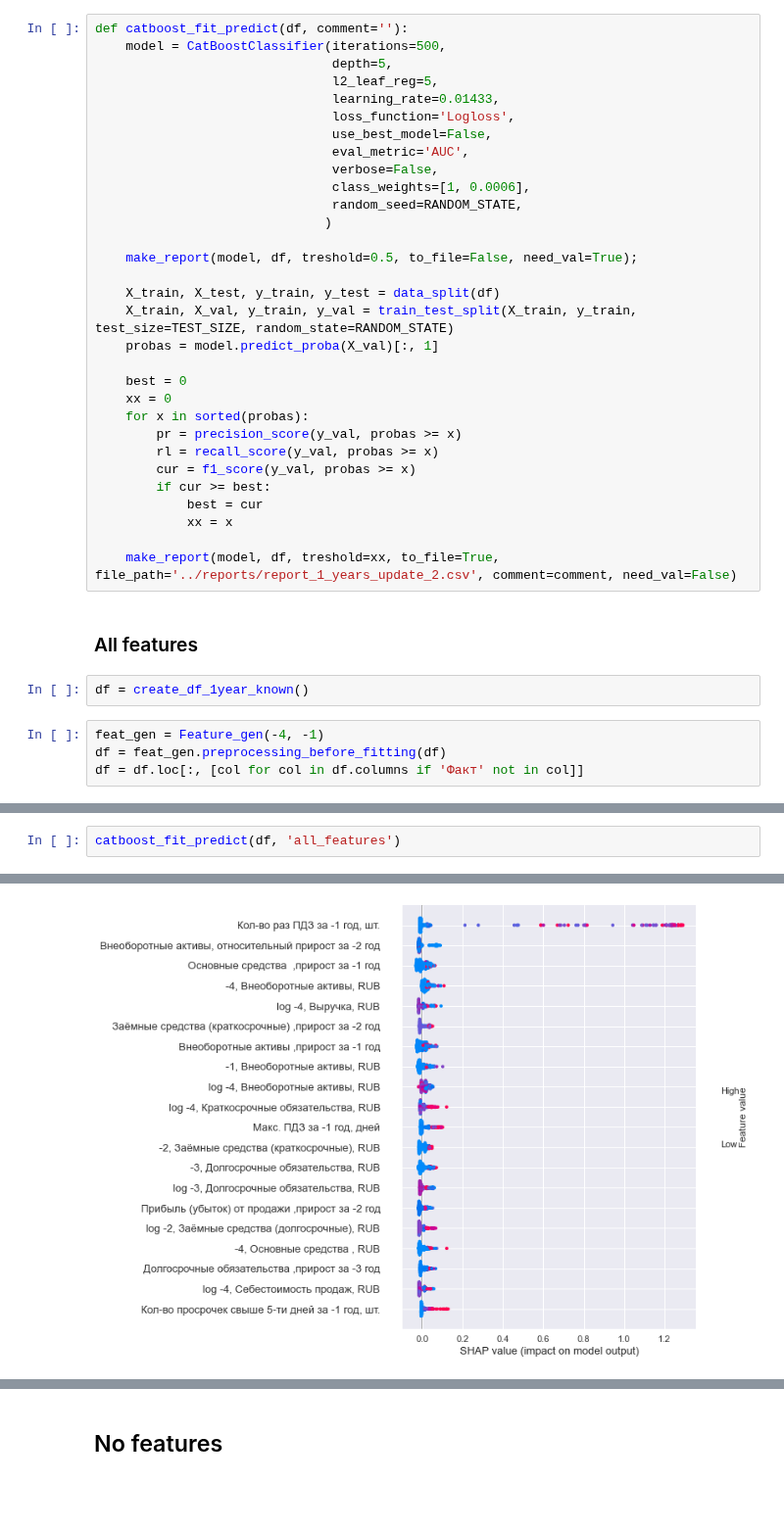
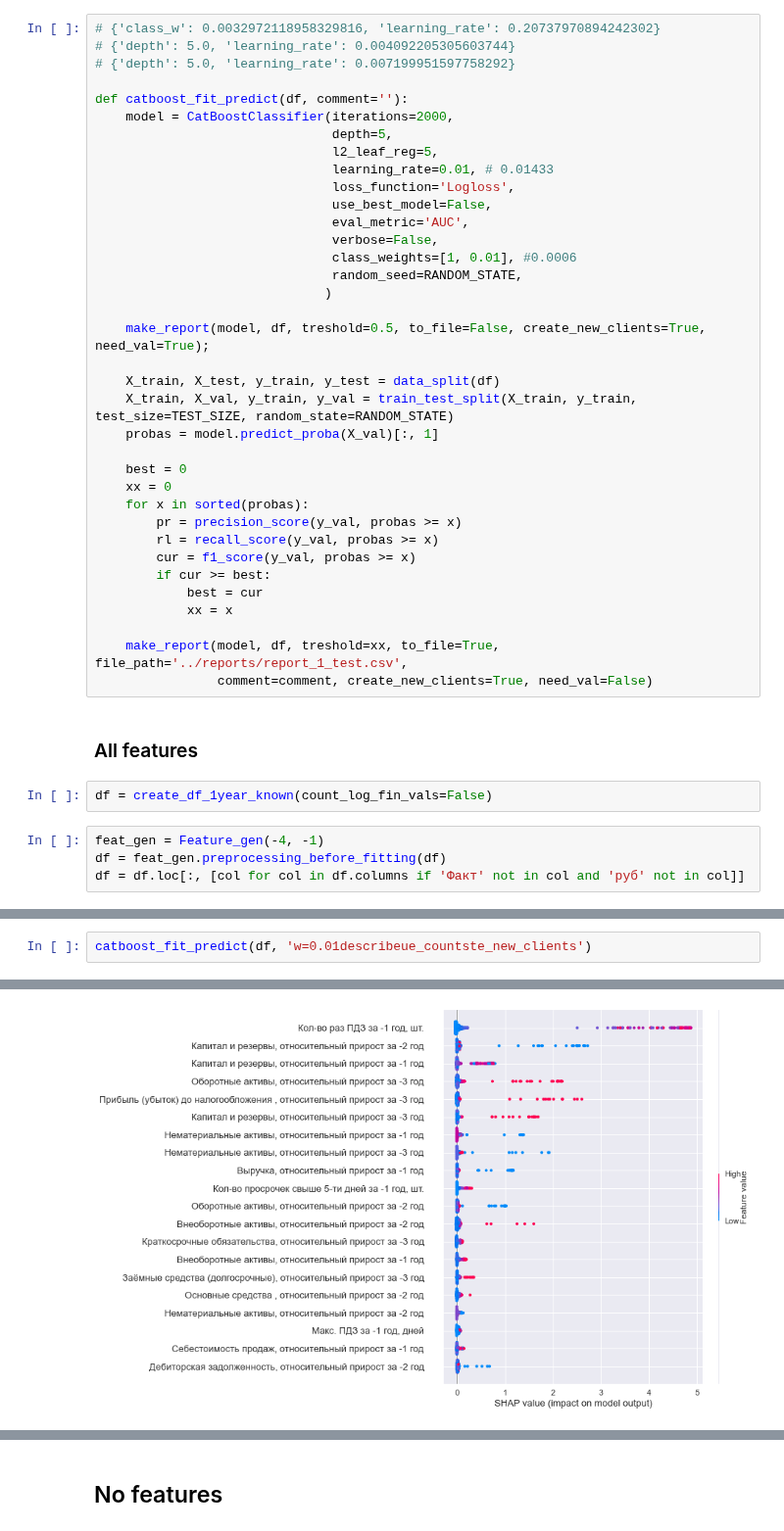
Before and after one commit to YurchenkoPO/McKinsey_Severstal_Hack_2022, a Jupyter notebook: notebooks/1_years_final.ipynb, the cells around one changed output, grey strips where cells are left out. Shown at 98% size. Cells and saved outputs as stored; diff of their text form; blank space fills up the shorter version.

```diff
--- a/notebooks/1_years_final.ipynb
+++ b/notebooks/1_years_final.ipynb
@@ -16,20 +16,24 @@ from server2022.src.train_val import *
 from server2022.src.model_features import *
 from server2022.data.processed.prepare_data import *
 # %%
+# {'class_w': 0.0032972118958329816, 'learning_rate': 0.20737970894242302}
+# {'depth': 5.0, 'learning_rate': 0.004092205305603744}
+# {'depth': 5.0, 'learning_rate': 0.007199951597758292}
+
 def catboost_fit_predict(df, comment=''):
-    model = CatBoostClassifier(iterations=500,
+    model = CatBoostClassifier(iterations=2000,
                                depth=5,
                                l2_leaf_reg=5,
-                               learning_rate=0.01433,
+                               learning_rate=0.01, # 0.01433
                                loss_function='Logloss',
                                use_best_model=False,
                                eval_metric='AUC',
                                verbose=False,
-                               class_weights=[1, 0.0006],
+                               class_weights=[1, 0.01], #0.0006
                                random_seed=RANDOM_STATE,
                               )
 
-    make_report(model, df, treshold=0.5, to_file=False, need_val=True);
+    make_report(model, df, treshold=0.5, to_file=False, create_new_clients=True, need_val=True);
 
     X_train, X_test, y_train, y_test = data_split(df)
     X_train, X_val, y_train, y_val = train_test_split(X_train, y_train, test_size=TEST_SIZE, random_state=RANDOM_STATE)
@@ -45,15 +49,16 @@ def catboost_fit_predict(df, comment=''):
             best = cur
             xx = x
 
-    make_report(model, df, treshold=xx, to_file=True, file_path='../reports/report_1_years_update_2.csv', comment=comment, need_val=False)
+    make_report(model, df, treshold=xx, to_file=True, file_path='../reports/report_1_test.csv',
+                comment=comment, create_new_clients=True, need_val=False)
 # %% [markdown]
 ### All features
 # %%
-df = create_df_1year_known()
+df = create_df_1year_known(count_log_fin_vals=False)
 # %%
 feat_gen = Feature_gen(-4, -1)
 df = feat_gen.preprocessing_before_fitting(df)
-df = df.loc[:, [col for col in df.columns if 'Факт' not in col]]
+df = df.loc[:, [col for col in df.columns if 'Факт' not in col and 'руб' not in col]]
 # %%
 df.head(3)
 # %% [output]
@@ -64,4 +81,4 @@ df.head(3)
 # %%
-catboost_fit_predict(df, 'all_features')
+catboost_fit_predict(df, 'w=0.01describeue_countste_new_clients')
 # %% [output]
 Fitting model <catboost.core.CatBoostClassifier object at 0x...> with treshold = 0.5...
@@ -69 +87 @@ Fitting model <catboost.core.CatBoostClassifier object at 0x...> with treshold =
-[figure, old version]
+[figure, new version]
```
Also changed, not shown: parts of 2 cells of this notebook, 3 other files.
